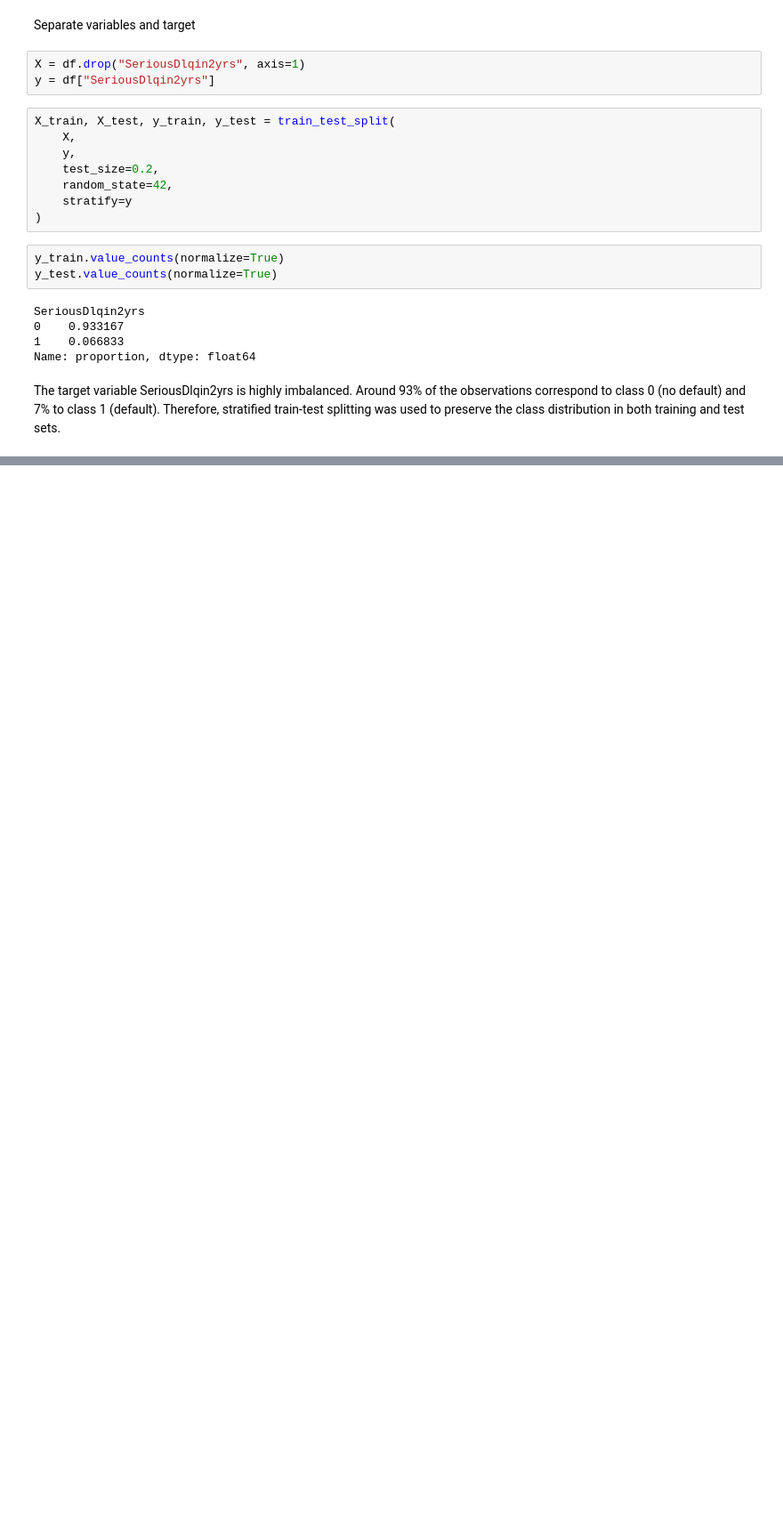
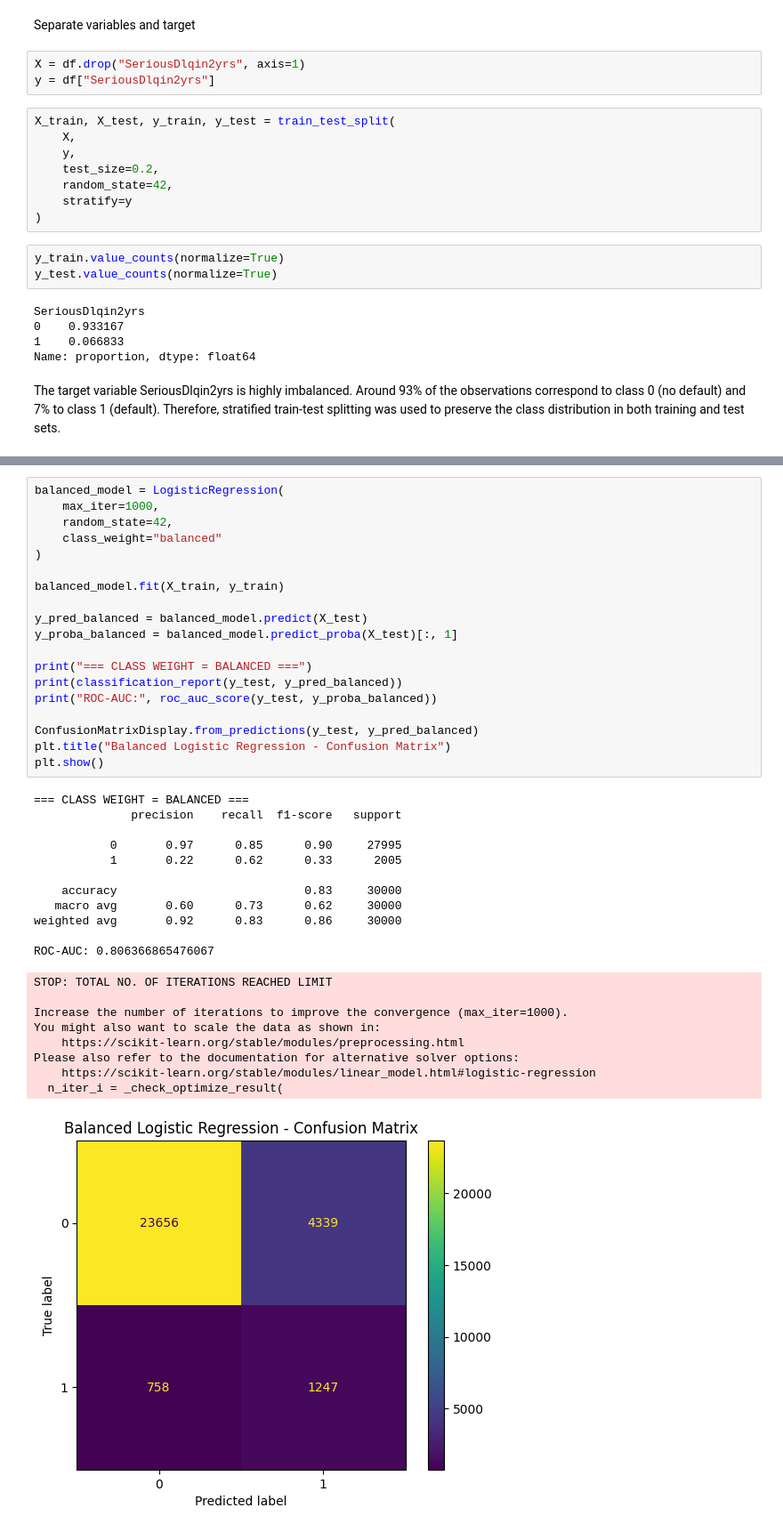
Before and after one commit to anneayensa/Advanced-Machine-Learning, a Jupyter notebook: analysis.ipynb, the cells around one changed output, grey strips where cells are left out. Shown at 89% size. Cells and saved outputs as stored; diff of their text form; blank space fills up the shorter version.

```diff
--- a/analysis.ipynb
+++ b/analysis.ipynb
@@ -132,0 +184,40 @@ Therefore, stratified train-test splitting was used to preserve the class distri
+# %%
+balanced_model = LogisticRegression(
+    max_iter=1000,
+    random_state=42,
+    class_weight="balanced"
+)
+
+balanced_model.fit(X_train, y_train)
+
+y_pred_balanced = balanced_model.predict(X_test)
+y_proba_balanced = balanced_model.predict_proba(X_test)[:, 1]
+
+print("=== CLASS WEIGHT = BALANCED ===")
+print(classification_report(y_test, y_pred_balanced))
+print("ROC-AUC:", roc_auc_score(y_test, y_proba_balanced))
+
+ConfusionMatrixDisplay.from_predictions(y_test, y_pred_balanced)
+plt.title("Balanced Logistic Regression - Confusion Matrix")
+plt.show()
+# %% [output]
+=== CLASS WEIGHT = BALANCED ===
+              precision    recall  f1-score   support
+
+           0       0.97      0.85      0.90     27995
+           1       0.22      0.62      0.33      2005
+
+    accuracy                           0.83     30000
+   macro avg       0.60      0.73      0.62     30000
+weighted avg       0.92      0.83      0.86     30000
+
+ROC-AUC: 0.806366865476067
+STOP: TOTAL NO. OF ITERATIONS REACHED LIMIT
+
+Increase the number of iterations to improve the convergence (max_iter=1000).
+You might also want to scale the data as shown in:
+    https://scikit-learn.org/stable/modules/preprocessing.html
+Please also refer to the documentation for alternative solver options:
+    https://scikit-learn.org/stable/modules/linear_model.html#logistic-regression
+  n_iter_i = _check_optimize_result(
+[figure, added]
```
Also changed, not shown: parts of 15 cells of this notebook.
